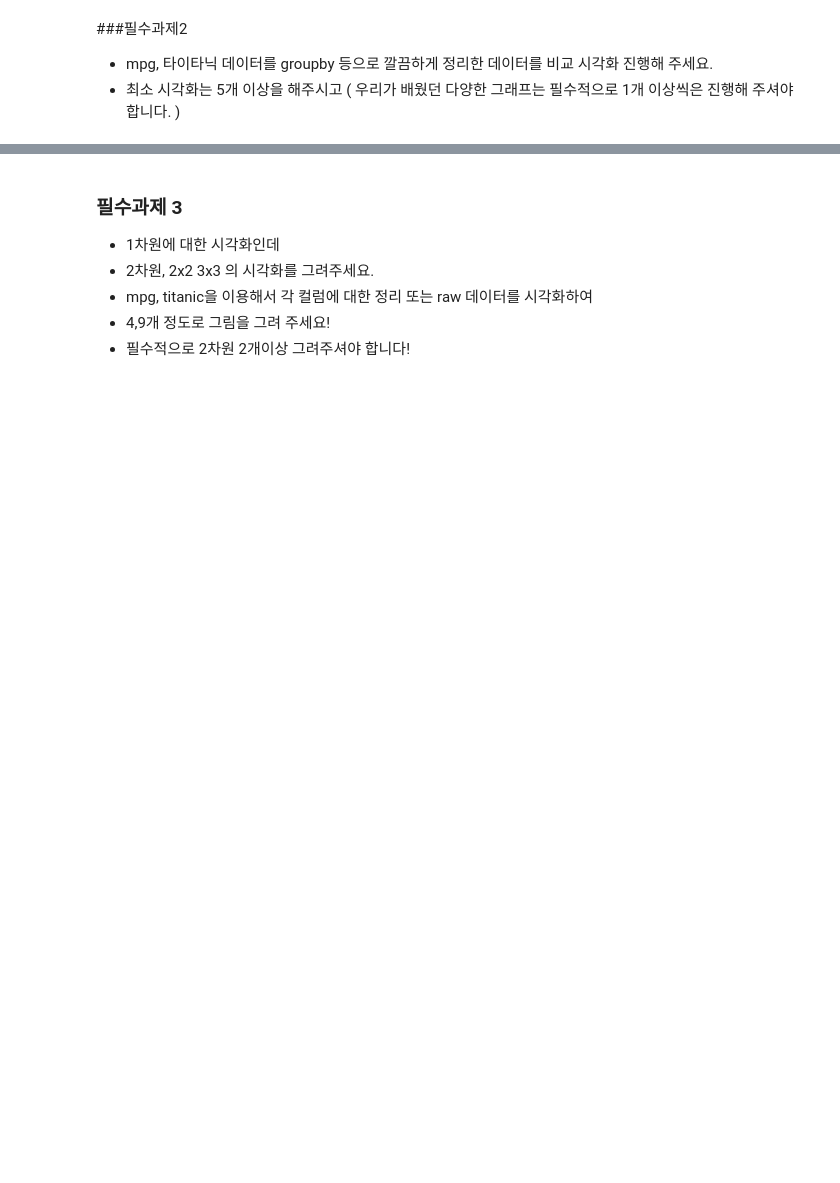
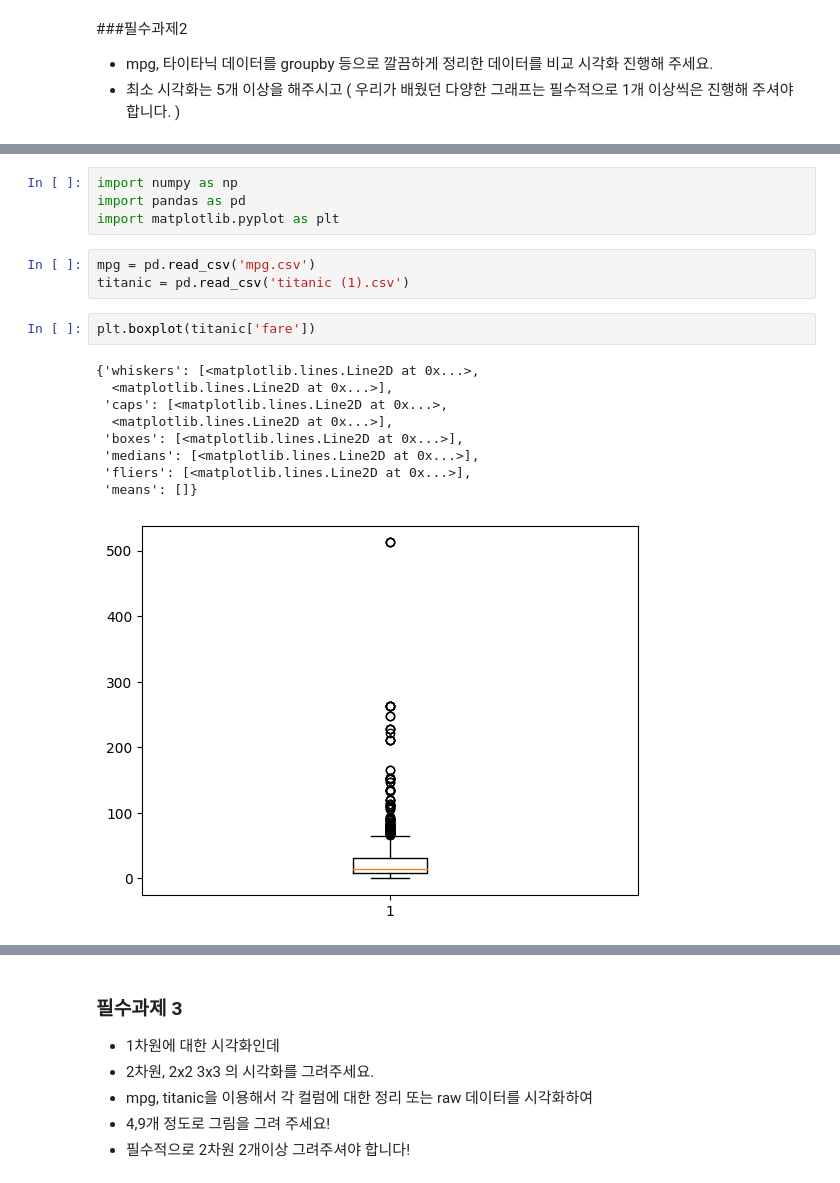
Before and after one commit to seon0415/BDA, a Jupyter notebook: 박서연29_0409_필수과제.ipynb, the cells around one changed output, grey strips where cells are left out. Drawn from its saved outputs; the diff is of its cells as text; blank space fills up the shorter version.

```diff
--- a/박서연29_0409_필수과제.ipynb
+++ b/박서연29_0409_필수과제.ipynb
@@ -10,0 +39,19 @@
+# %%
+import numpy as np
+import pandas as pd
+import matplotlib.pyplot as plt
+# %%
+mpg = pd.read_csv('mpg.csv')
+titanic = pd.read_csv('titanic (1).csv')
+# %%
+plt.boxplot(titanic['fare'])
+# %% [output]
+{'whiskers': [<matplotlib.lines.Line2D at 0x...>,
+  <matplotlib.lines.Line2D at 0x...>],
+ 'caps': [<matplotlib.lines.Line2D at 0x...>,
+  <matplotlib.lines.Line2D at 0x...>],
+ 'boxes': [<matplotlib.lines.Line2D at 0x...>],
+ 'medians': [<matplotlib.lines.Line2D at 0x...>],
+ 'fliers': [<matplotlib.lines.Line2D at 0x...>],
+ 'means': []}
+[figure, added]
```
Also changed, not shown: parts of 22 cells of this notebook.
